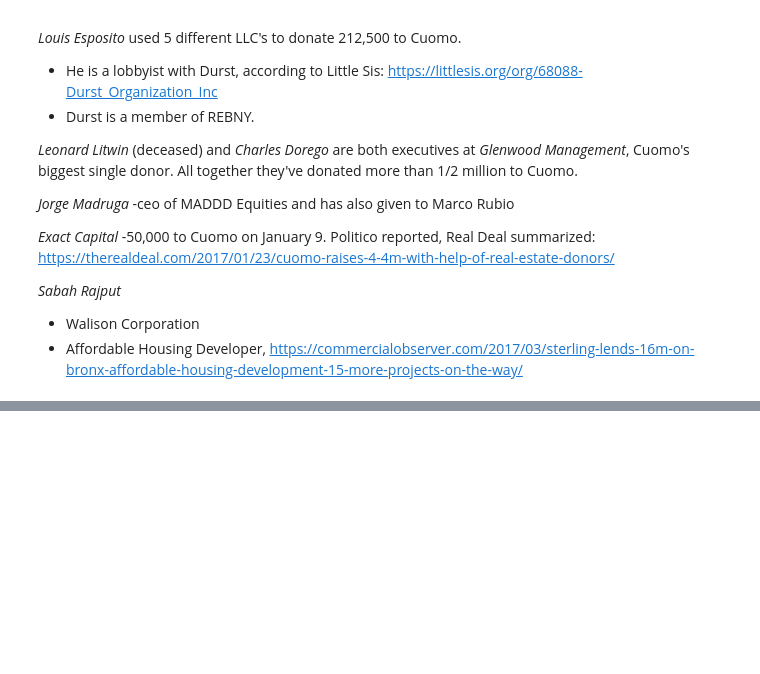
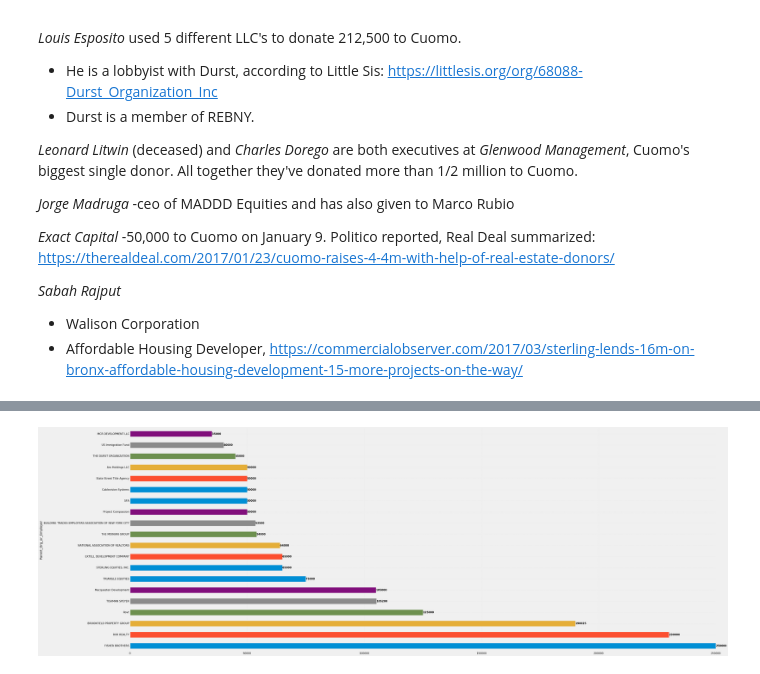
Before and after one commit to kromreig/warchest_cuomo_indy, a Jupyter notebook: Cuomo_Campaign_Finance.ipynb, the cells around one changed output, grey strips where cells are left out. Saved outputs shown, nothing was run; the diff lists cells and outputs as text; code cells hidden in the pictures; blank space fills up the shorter version.

```diff
--- a/Cuomo_Campaign_Finance.ipynb
+++ b/Cuomo_Campaign_Finance.ipynb
@@ -1027,0 +892,5 @@ dumb_landlords.reindex(s)
+# %%
+df['Original_Donor']=df['Donor']
+llc_list = llc_list.drop_duplicates('donor', keep='first')
+df = pd.merge(df, llc_list, left_on='Donor', right_on='donor', how='left')
+df.head()
@@ -1027,0 +911,7 @@ dumb_landlords.reindex(s)
+# %%
+def transform_row(row):
+    if not pd.isnull(row['dob_business']):
+        row['Donor']=row['dob_business']
+    return row
+
+df = df.apply(transform_row,axis=1)
@@ -1103,0 +952,6 @@ Cuomo's donors give an average of $1,000.00 while LLCs give an average of $5,000
+# %%
+df['Date']=pd.to_datetime(df['Date_boe'], infer_datetime_format=True)
+df['Donation_Date']=df['Date']
+df.set_index('Date', inplace=True)
+df.sort_index(inplace=True)
+df.head()
@@ -1103,0 +967,15 @@ Cuomo's donors give an average of $1,000.00 while LLCs give an average of $5,000
+# %%
+plt.figure(figsize=(50,20))
+ax=df['2017-01-01':]\
+.groupby('Parent_Org_or_Employer')['Amount_boe']\
+.sum().sort_values(ascending=False).head(20)\
+.plot(y='Amount_boe', x='Parent_Org_or_Employer', kind='barh')
+
+for i, bar in enumerate(ax.patches):
+    value = int(round(bar.get_width()))
+    x_pos = bar.get_width() - 1
+    y_pos = i
+    ax.text(x_pos, y_pos, value, va='center', ha='left', color='black',fontweight='bold')
+plt.savefig('topdonors.pdf')
+# %% [output]
+[figure, added]
```
Also changed, not shown: parts of 68 cells of this notebook.
